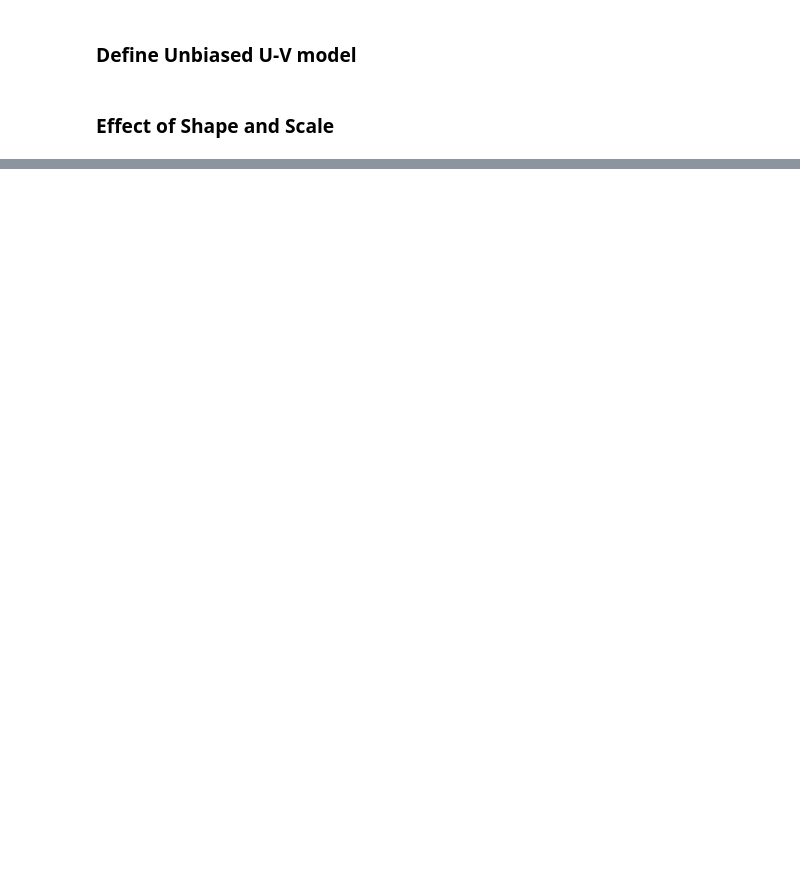
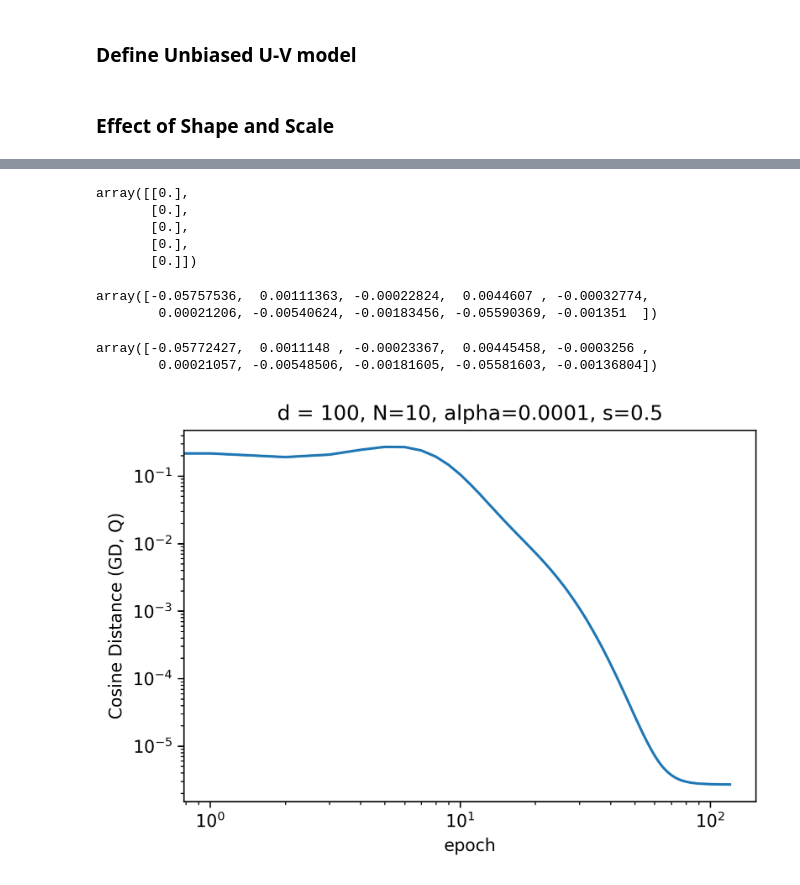
Before and after one commit to shaharazulay/implicit-bias, a Jupyter notebook: figures_unbiased_uv_model.ipynb, the cells around one changed output, grey strips where cells are left out. Drawn from its saved outputs; the diff is of its cells as text; code cells hidden in the pictures; blank space fills up the shorter version.

```diff
--- a/figures_unbiased_uv_model.ipynb
+++ b/figures_unbiased_uv_model.ipynb
@@ -168,0 +193,7 @@ s = 0.9
+# %%
+def q_func(x, u_p_0, v_p_0, u_n_0, v_n_0):
+    f = 0
+    for i in range(len(x)):
+        k = 2 * u_p_0[i] ** 2 + 2 * v_p_0[i] ** 2
+        f += (k/4) * (1 - np.sqrt(1 + 4*x[i]**2/k**2) + (2*x[i]/k) * np.arcsinh(2*x[i]/k))
+    return f
@@ -184,7 +251,0 @@ for step_size in step_size_range:
-# %%
-test_loss = {}
-
-for k, v in results.items():
-    u_p, v_p, u_n, v_n = v['u_p'][-1], v['v_p'][-1], v['u_n'][-1], v['v_n'][-1]
-    w = np.multiply(u_p, v_p) - np.multiply(u_n, v_n)
-    test_loss[k] = current_training_loss(u_p, v_p, u_n, v_n, X_test, y_test)
@@ -202,0 +255,42 @@ xscale('log')
+# %%
+# sanity check that w_0 is unbiased
+w_0[:5]
+# %% [output]
+array([[0.],
+       [0.],
+       [0.],
+       [0.],
+       [0.]])
+# %%
+w_Q = solver(
+    x=X_train,
+    y=y_train,
+    u_p_0=u_p_0,
+    v_p_0=v_p_0,
+    u_n_0=u_n_0,
+    v_n_0=v_n_0,
+    obj='Q',
+    optim_tol=1e-5
+)
+# %%
+w_Q.flatten()[:10]
+# %% [output]
+array([-0.05757536,  0.00111363, -0.00022824,  0.0044607 , -0.00032774,
+        0.00021206, -0.00540624, -0.00183456, -0.05590369, -0.001351  ])
+# %%
+w_GD.flatten()[:10]
+# %% [output]
+array([-0.05772427,  0.0011148 , -0.00023367,  0.00445458, -0.0003256 ,
+        0.00021057, -0.00548506, -0.00181605, -0.05581603, -0.00136804])
+# %%
+plot([
+    distance.cosine((np.multiply(u_p, v_p) - np.multiply(u_n, v_n)).flatten(), w_Q.flatten())
+         for u_p, v_p, u_n, v_n in zip(results['u_p'], results['v_p'], results['u_n'], results['v_n'])])
+
+title(f'd = {d}, N={N}, alpha={alpha}, s={s}')
+ylabel('Cosine Distance (GD, Q)')
+xlabel('epoch')
+xscale('log')
+yscale('log')
+# %% [output]
+[figure, added]
```
Also changed, not shown: parts of 16 cells of this notebook.
